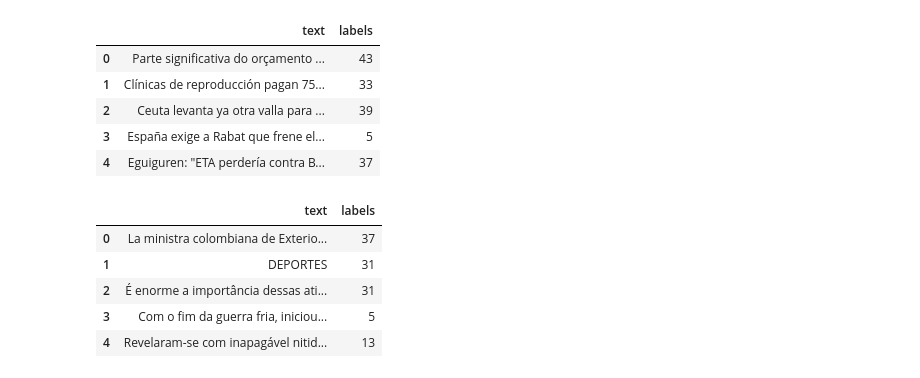
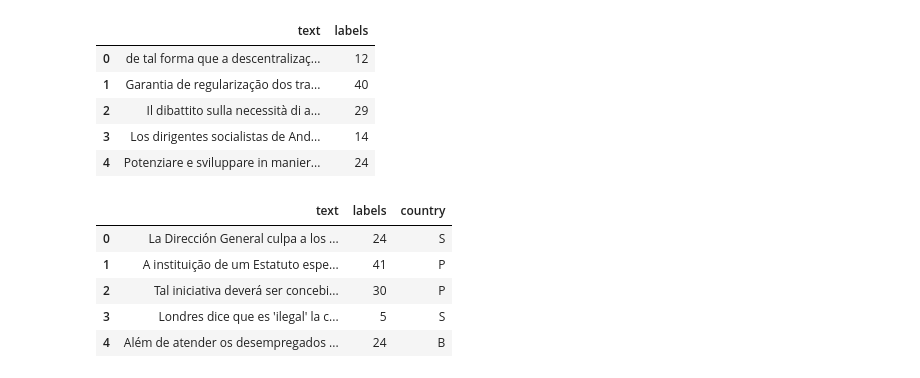
Before and after one commit to Kronostheus/Thesis, a Jupyter notebook: Notebooks/CLASS_BERT.ipynb, the cells around one changed output. Cells and saved outputs as stored; diff of their text form; code cells hidden in the pictures.

```diff
--- a/Notebooks/CLASS_BERT.ipynb
+++ b/Notebooks/CLASS_BERT.ipynb
@@ -35,11 +43,11 @@ from simpletransformers.classification import ClassificationModel
 # %%
 le = LabelEncoder()
 # %%
-# train = pd.read_csv('drive/My Drive/data-class/train.csv', names=['text', 'Code', 'country'], header=0)
-train = pd.read_csv('drive/My Drive/data-class/train_translated.csv', names=['text', 'Code'], header=0)
-# train['tmp'] = train.Code.apply(lambda x: int(x) // 100)
-# train["labels"] = le.fit_transform(train.tmp)
-train["labels"] = le.fit_transform(train.Code)
+#train = pd.read_csv('drive/My Drive/data-class/train.csv', names=['text', 'Code', 'country'], header=0)
+train = pd.read_csv('drive/My Drive/data-class/train_combinations.csv', names=['text', 'Code'], header=0)
+le.fit(train.Code)
+train["labels"] = le.transform(train.Code)
+train = train.sample(frac=1, random_state=42).reset_index()
 train_df = train[["text", "labels"]]
 train_df.head(5)
 # %% [output]
@@ -63,31 +60,27 @@ train_df.head()
 # %%
 val = pd.read_csv('drive/My Drive/data-class/val.csv', names=['text', 'Code', 'country'], header=0)
-# val['tmp'] = val.Code.apply(lambda x: int(x) // 100)
-# val["labels"] = le.fit_transform(val.tmp)
-val["labels"] = le.fit_transform(val.Code)
+val["labels"] = le.transform(val.Code)
 val_df = val[["text", "labels"]]
 val_df.head(5)
 # %% [output]
 |  | text | labels |
-| 0 | Parte significativa do orçamento ... | 43 |
-| 1 | Clínicas de reproducción pagan 75... | 33 |
-| 2 | Ceuta levanta ya otra valla para ... | 39 |
-| 3 | España exige a Rabat que frene el... | 5 |
-| 4 | Eguiguren: "ETA perdería contra B... | 37 |
+| 0 | de tal forma que a descentralizaç... | 12 |
+| 1 | Garantia de regularização dos tra... | 40 |
+| 2 | Il dibattito sulla necessità di a... | 29 |
+| 3 | Los dirigentes socialistas de And... | 14 |
+| 4 | Potenziare e sviluppare in manier... | 24 |
 # %%
 test = pd.read_csv('drive/My Drive/data-class/test.csv', names=['text', 'Code', 'country'], header=0)
-# test['tmp'] = test.Code.apply(lambda x: int(x) // 100)
-# test["labels"] = le.fit_transform(test.tmp)
-test["labels"] = le.fit_transform(test.Code)
-test_df = test[["text", "labels"]]
+test["labels"] = le.transform(test.Code)
+test_df = test[["text", "labels", "country"]]
 test_df.head(5)
 # %% [output]
-|  | text | labels |
-| 0 | La ministra colombiana de Exterio... | 37 |
-| 1 | DEPORTES | 31 |
-| 2 | É enorme a importância dessas ati... | 31 |
-| 3 | Com o fim da guerra fria, iniciou... | 5 |
-| 4 | Revelaram-se com inapagável nitid... | 13 |
+|  | text | labels | country |
+| 0 | La Dirección General culpa a los ... | 24 | S |
+| 1 | A instituição de um Estatuto espe... | 41 | P |
+| 2 | Tal iniciativa deverá ser concebi... | 30 | P |
+| 3 | Londres dice que es 'ilegal' la c... | 5 | S |
+| 4 | Além de atender os desempregados ... | 24 | B |
 # %%
 model = ClassificationModel(
                             'xlmroberta',
```
Also changed, not shown: parts of 22 cells of this notebook, 4 other files.
